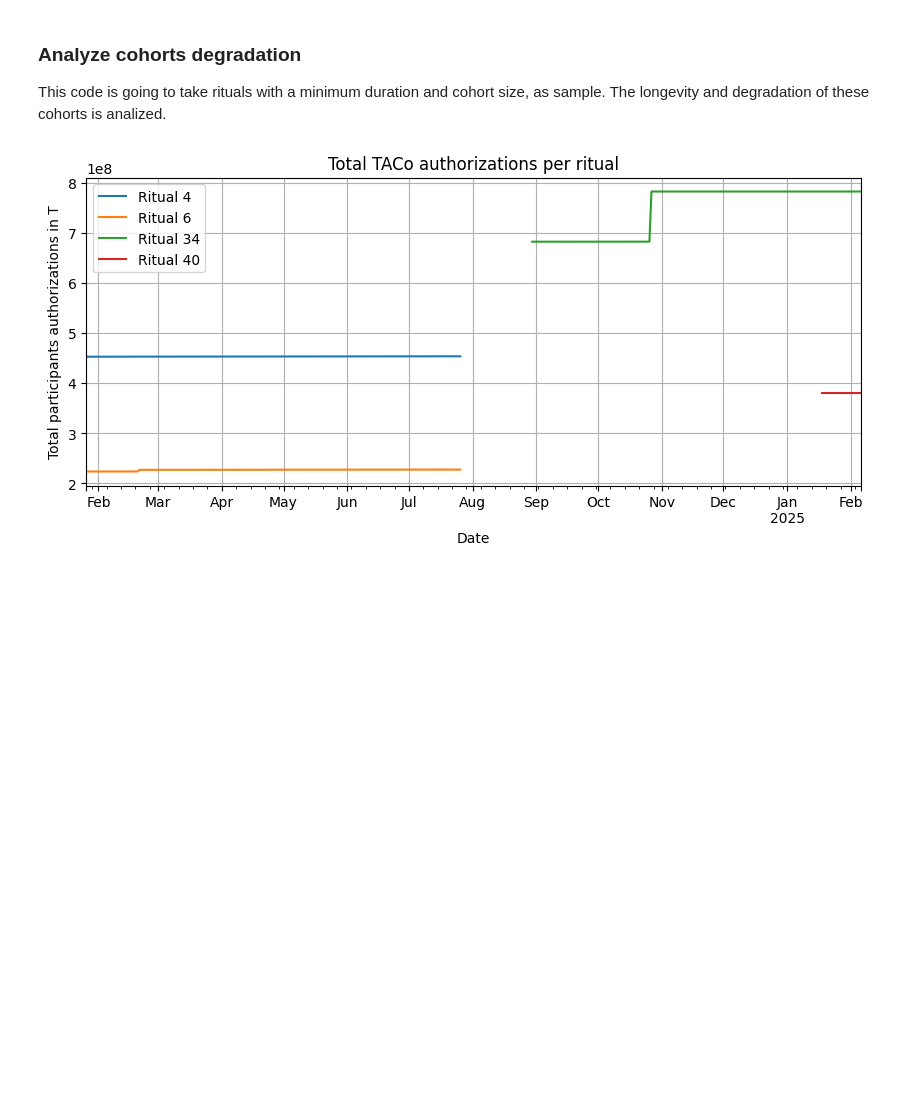
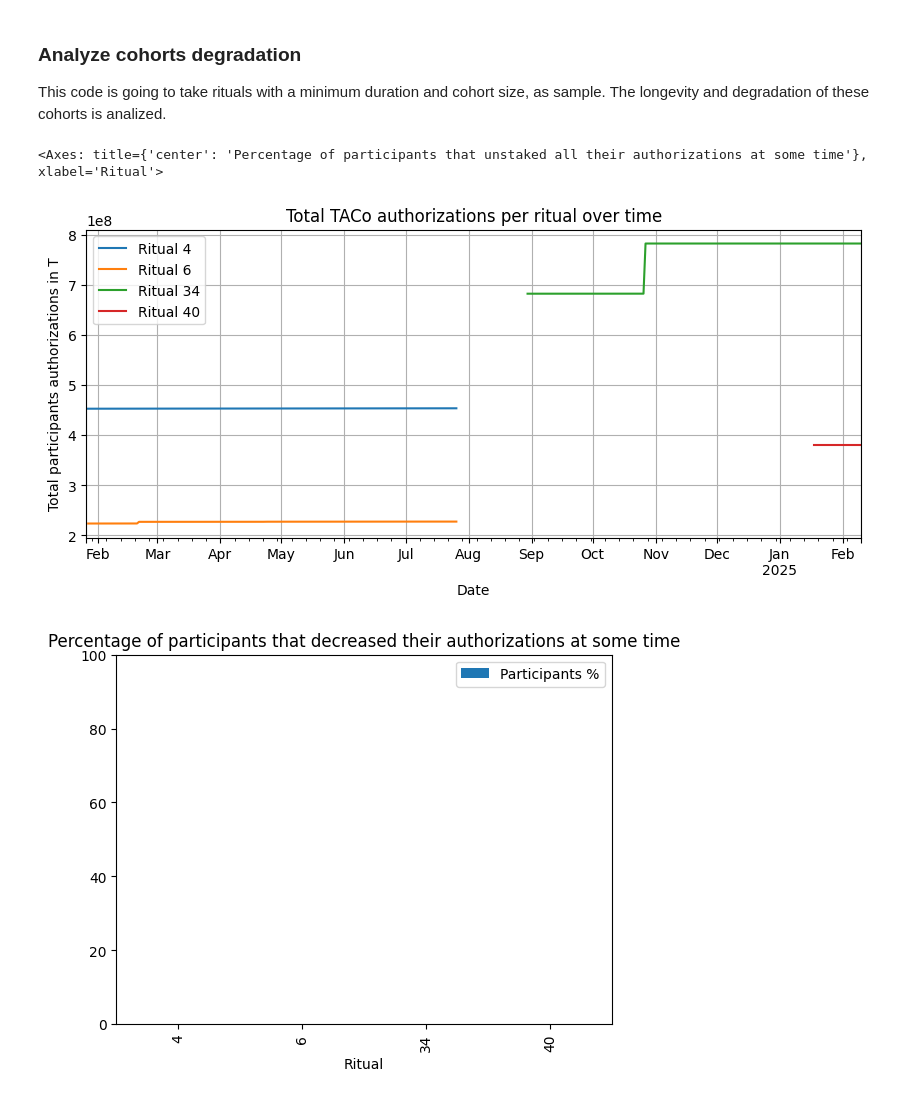
Before and after one commit to manumonti/economic-research, a Jupyter notebook: stable-yield-retrospective/stable_yield_retrospective.ipynb, the cells around one changed output. Cells and saved outputs as stored; diff of their text form; code cells hidden in the pictures; blank space fills up the shorter version.

Commit message:
Add plots for particip. that unstaked per ritual

```diff
--- a/stable-yield-retrospective/stable_yield_retrospective.ipynb
+++ b/stable-yield-retrospective/stable_yield_retrospective.ipynb
@@ -312,30 +306,50 @@ This code is going to take rituals with a minimum duration and cohort size, as s
 # %%
 MIN_COHORT_SIZE = 8
 MIN_RITUAL_DURATION = pd.Timedelta(weeks=12)
 
 rituals = pd.read_csv('rituals.csv', parse_dates=[
                       'init_timestamp', 'end_timestamp'])
 rituals.participants = rituals.participants.apply(
     lambda x: x.strip('[]').split())
 rituals['num_participants'] = rituals.participants.apply(len)
 
 rituals['init_timestamp'] = rituals['init_timestamp'].dt.tz_localize('UTC')
 rituals['end_timestamp'] = rituals['end_timestamp'].dt.tz_localize('UTC')
 
 rituals_sample = rituals.loc[(rituals.num_participants >= MIN_COHORT_SIZE) & (
     rituals.end_timestamp - rituals.init_timestamp >= MIN_RITUAL_DURATION)]
 
+auth_reductions_list = []
+auth_full_unstaked_list = []
 for ritual in rituals_sample.itertuples():
-    ritual_auth = taco_auth_history.loc[ritual.init_timestamp:
+    ritual_auths = taco_auth_history.loc[ritual.init_timestamp:
                                         ritual.end_timestamp, ritual.participants]
 
-    ritual_auth.sum(axis=1).plot(title='Total TACo authorizations per ritual', xlabel='Date',
+    ritual_auths.sum(axis=1).plot(title='Total TACo authorizations per ritual over time', xlabel='Date',
                                  ylabel='Total participants authorizations in T', grid=True, legend=True, label='Ritual '+str(ritual.ritual_id), figsize=(10, 4))
 
-    # TODO show the percentage of participants that decreased their authorizations
-    # TODO shoe the percentage of participants that set their authorizations to 0
+    # show the percentage of participants that decreased total or partially
+    # their authorizations at some time
+    auth_reductions_count = 0
+    auth_full_unstaked_count = 0
 
+    for st_prov, st_prov_auths in ritual_auths.items():
+        if st_prov_auths.min() < st_prov_auths.iloc[0]:
+            auth_reductions_count += 1
+        if st_prov_auths.min() == 0:
+            auth_full_unstaked_count +- 1
 
-    # TODO:
+    auth_reductions_pct = int(auth_reductions_count/ritual_auths.shape[1]*100)
+    auth_full_unstaked_pct = int(auth_full_unstaked_count/ritual_auths.shape[1]*100)
+    auth_reductions_list.append([ritual.ritual_id, auth_reductions_pct])
+    auth_full_unstaked_list.append([ritual.ritual_id, auth_full_unstaked_pct])
+
+auth_reductions_df = pd.DataFrame(auth_reductions_list, columns=["Ritual", "Participants %"])
+auth_fulls_df = pd.DataFrame(auth_reductions_list, columns=["Ritual", "Participants %"])
+
+auth_reductions_df.plot(kind='bar', x='Ritual', y='Participants %', ylim=(0,100), title='Percentage of participants that decreased their authorizations at some time',)
+auth_fulls_df.plot(kind='bar', x='Ritual', y='Participants %', ylim=(0,100), title='Percentage of participants that unstaked all their authorizations at some time',)
 # %% [output]
+<Axes: title={'center': 'Percentage of participants that unstaked all their authorizations at some time'}, xlabel='Ritual'>
-[figure, old version]
+[figure, new version]
+[figure, added]
```
Also changed, not shown: parts of 4 cells of this notebook, 4 other files.
